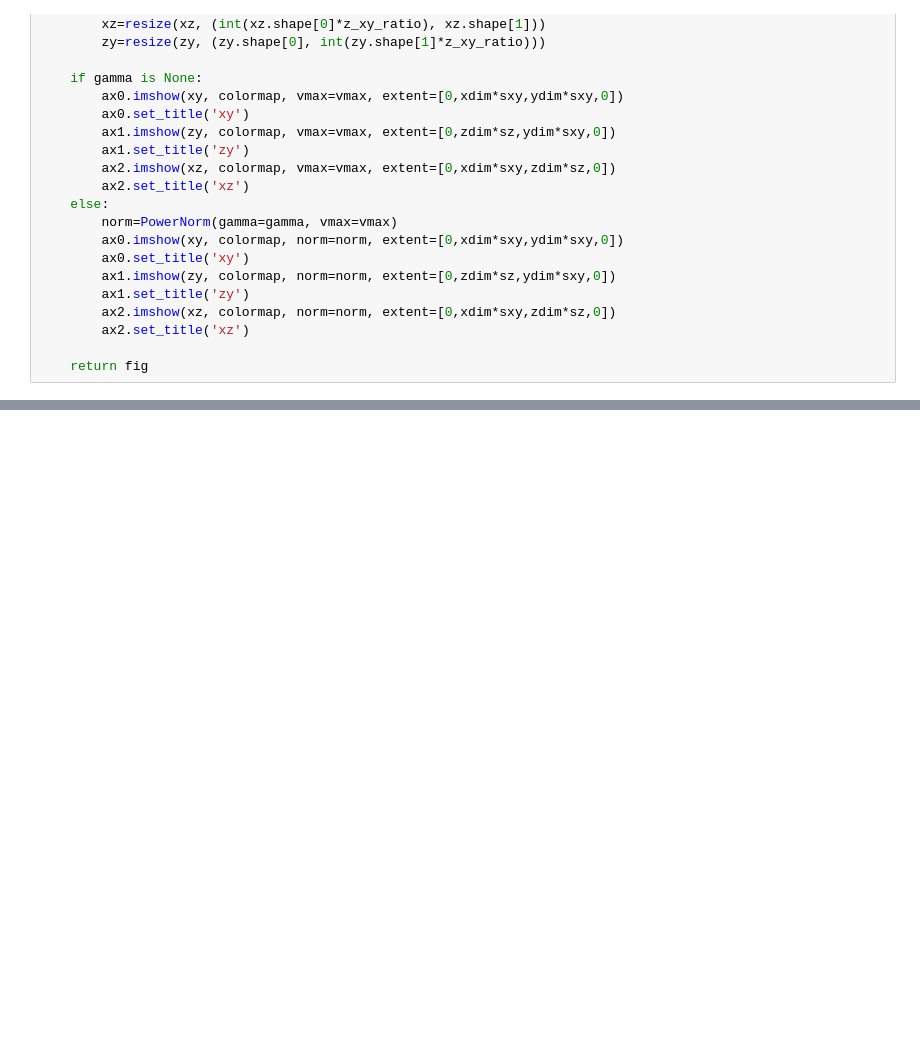
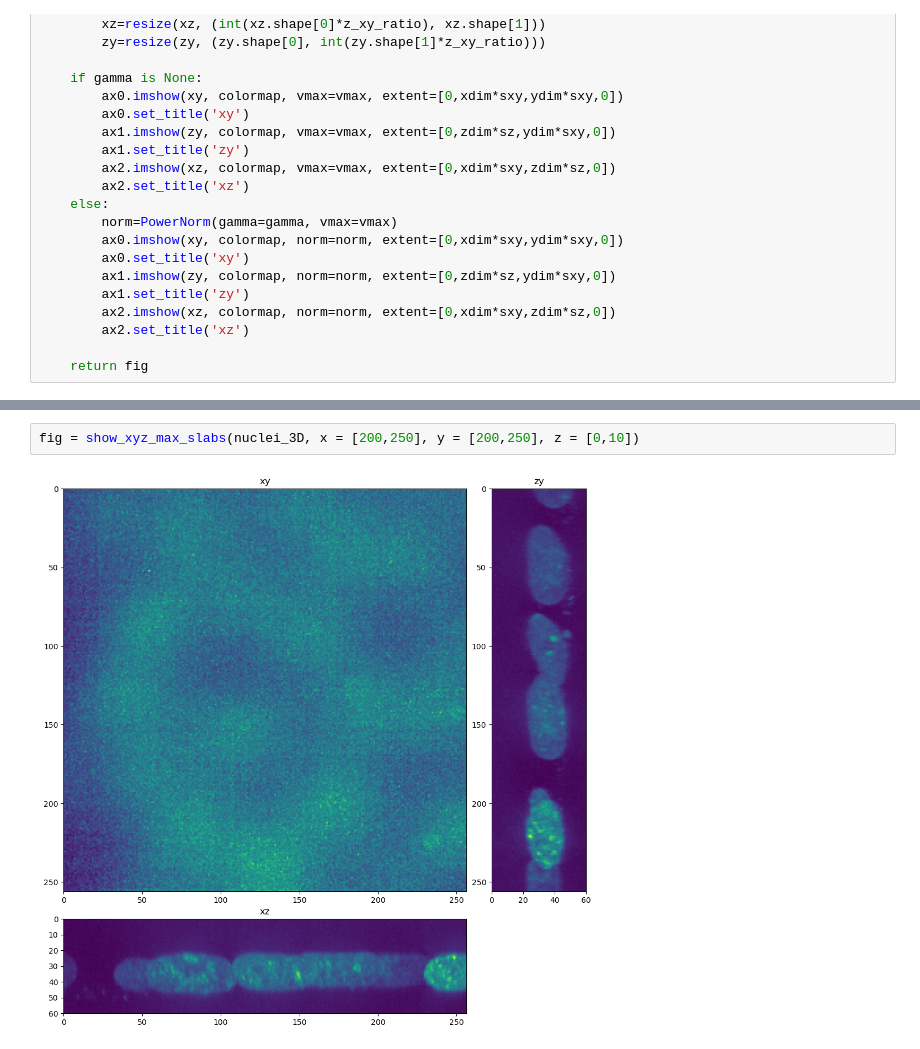
Before and after one commit to True-North-Intelligent-Algorithms/tnia-python, a Jupyter notebook: notebooks/plotting/slice_max_projections_sandbox.ipynb, the cells around one changed output, grey strips where cells are left out. Saved outputs shown, nothing was run; the diff lists cells and outputs as text; blank space fills up the shorter version.

```diff
--- a/notebooks/plotting/slice_max_projections_sandbox.ipynb
+++ b/notebooks/plotting/slice_max_projections_sandbox.ipynb
@@ -222,0 +222,4 @@ fig = show_xyz_max_slabs(nuclei_3D, x = [200,250], y = [200,250], z = [0,60])
+# %%
+fig = show_xyz_max_slabs(nuclei_3D, x = [200,250], y = [200,250], z = [0,10])
+# %% [output]
+[figure, added]
```
Also changed, not shown: parts of 3 cells of this notebook, 2 other files.
